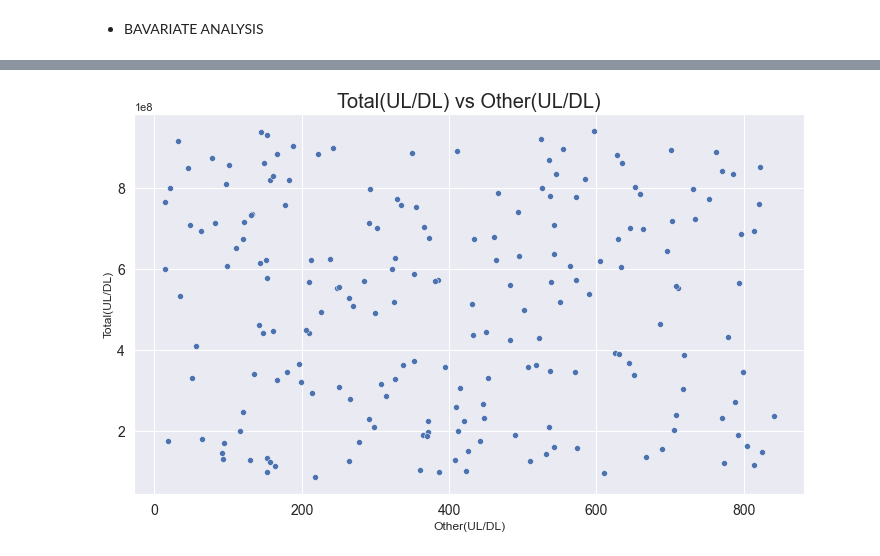
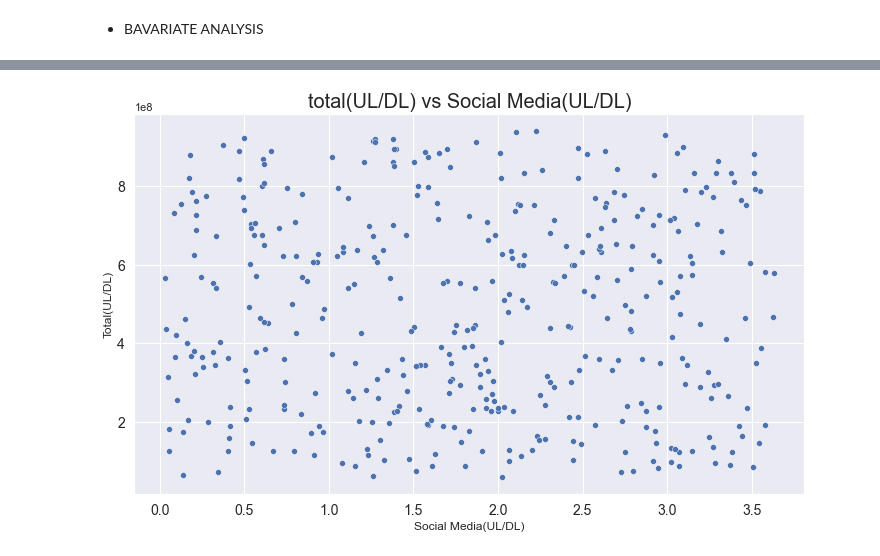
Before and after one commit to sel6/TellCo_Data_Analysis, a Jupyter notebook: notebooks/Data_Explore.ipynb, the cells around one changed output, grey strips where cells are left out. Cells and saved outputs as stored; diff of their text form; code cells hidden in the pictures.

```diff
--- a/notebooks/Data_Explore.ipynb
+++ b/notebooks/Data_Explore.ipynb
@@ -515,4 +499,4 @@ plot_scatter(filled.head(200), x_col="Gaming(UL/DL)", y_col="Gaming(UL/DL)", tit
-# %%
-plot_scatter(filled.head(200), x_col="Other(UL/DL)", y_col="Total(UL/DL)", title="Total(UL/DL) vs Other(UL/DL)")
-# %% [output]
-[figure, removed]
+# %%
+plot_scatter(filled.head(400), x_col="Social Media(UL/DL)", y_col="Total(UL/DL)", title="total(UL/DL) vs Social Media(UL/DL)")
+# %% [output]
+[figure, added]
```
Also changed, not shown: parts of 16 cells of this notebook.
